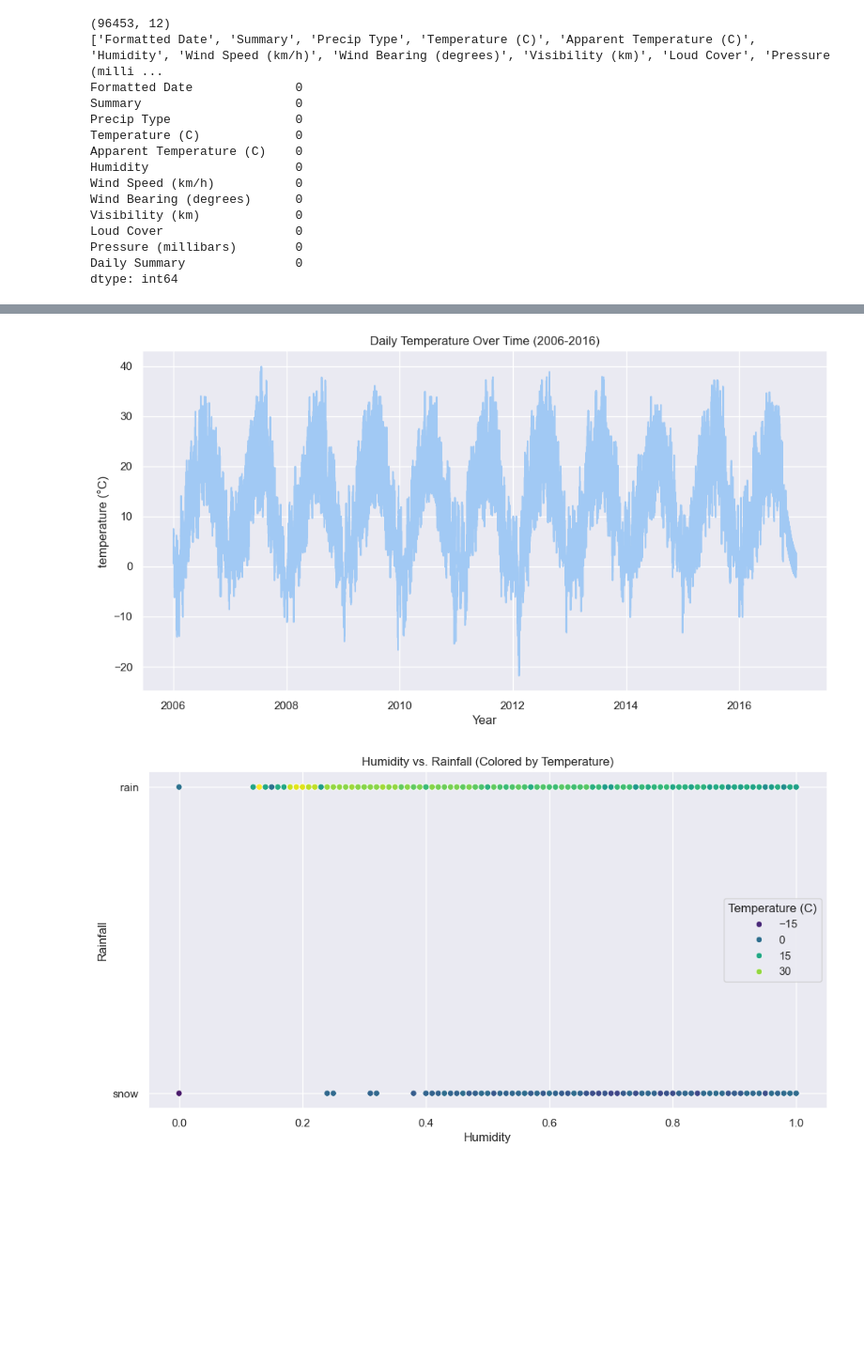
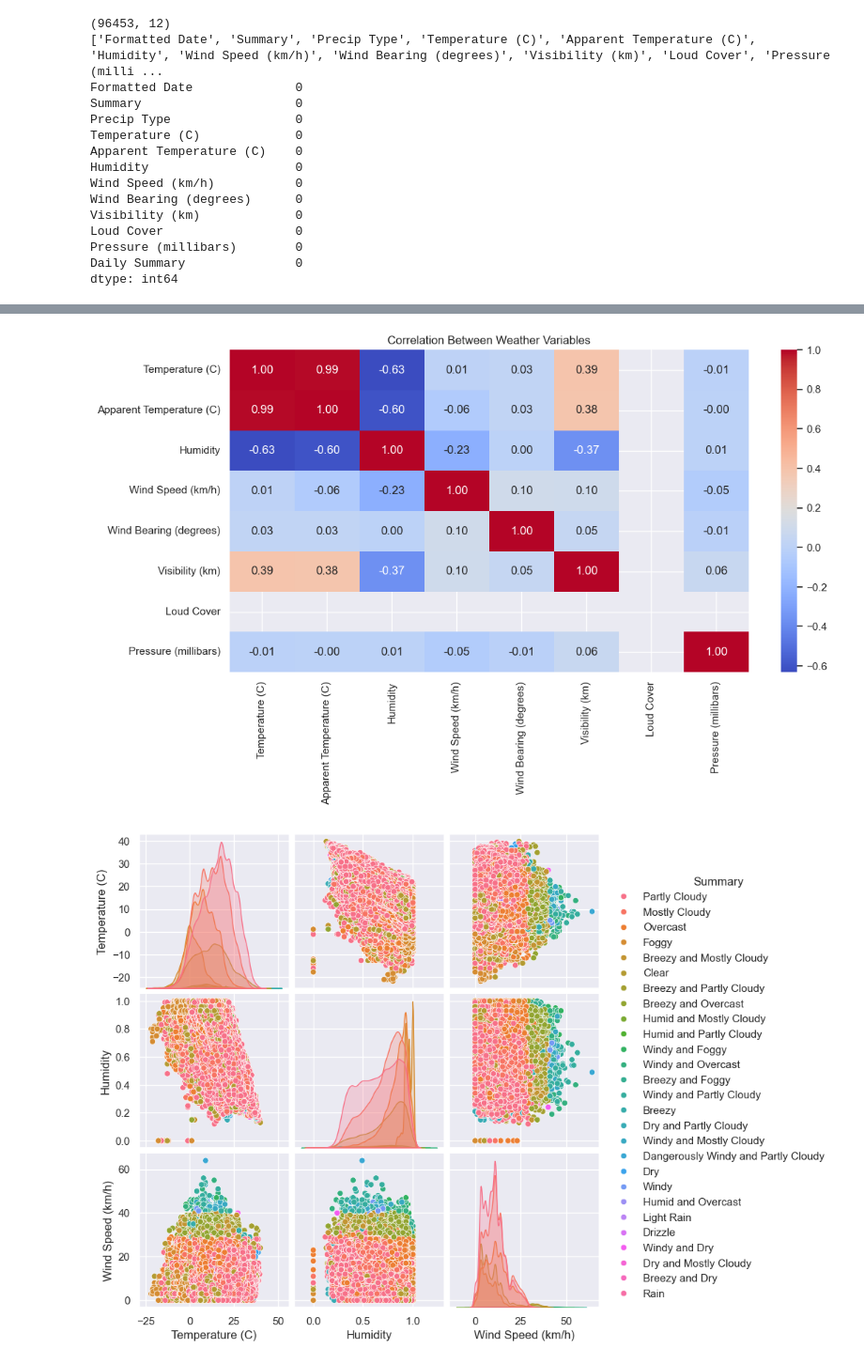
Before and after one commit to Anisbk00/Weather-DATA-ANALYSIS, a Jupyter notebook: notebooks/1_eda.ipynb, the cells around one changed output, grey strips where cells are left out. Shown: that part at 94% size. Drawn from its saved outputs; the diff is of its cells as text; code cells hidden in the pictures; blank space fills up the shorter version.

```diff
--- a/notebooks/1_eda.ipynb
+++ b/notebooks/1_eda.ipynb
@@ -53,24 +66,40 @@ plt.show()
 # %%
 #Temperature Trends Over Time
-plt.figure(figsize=(12,6))
-sns.lineplot(data=weather,x="Formatted Date",y="Temperature (C)",errorbar=None)
-plt.title("Daily Temperature Over Time (2006-2016)")
-plt.xlabel("Year")
-plt.ylabel("temperature (°C)")
-plt.grid(True)
-plt.savefig("../outputs/Temperature Trends Over Time.png", dpi=300, bbox_inches="tight")
-plt.show()
+#plt.figure(figsize=(12,6))
+#sns.lineplot(data=weather,x="Formatted Date",y="Temperature (C)",errorbar=None)
+#plt.title("Daily Temperature Over Time (2006-2016)")
+#plt.xlabel("Year")
+#plt.ylabel("temperature (°C)")
+#plt.grid(True)
+#plt.savefig("../outputs/Temperature Trends Over Time.png", dpi=300, bbox_inches="tight")
+#plt.show()
-# %% [output]
-[figure, removed]
 # %%
 #Humidity vs. Rainfall
-plt.figure(figsize=(12,6))
-sns.scatterplot(data=weather,x="Humidity",y="Precip Type",palette="viridis",hue="Temperature (C)")
-plt.title("Humidity vs. Rainfall (Colored by Temperature)")
-plt.xlabel("Humidity")
-plt.ylabel("Rainfall")
-plt.grid(True)
-plt.savefig("../outputs/Humidity vs. Rainfall.png", dpi=300, bbox_inches="tight")
-plt.show()
+#plt.figure(figsize=(12,6))
+#sns.scatterplot(data=weather,x="Humidity",y="Precip Type",palette="viridis",hue="Temperature (C)")
+#plt.title("Humidity vs. Rainfall (Colored by Temperature)")
+#plt.xlabel("Humidity")
+#plt.ylabel("Rainfall")
+#plt.grid(True)
+#plt.savefig("../outputs/Humidity vs. Rainfall.png", dpi=300, bbox_inches="tight")
+#plt.show()
-# %% [output]
-[figure, removed]
+# %%
+#Correlation Analysis
+correlation_matrix=weather.select_dtypes(include='number').corr()
+correlation_matrix
+
+plt.figure(figsize=(12,6))
+sns.heatmap(correlation_matrix,annot=True,cmap="coolwarm",fmt=".2f")
+plt.title("Correlation Between Weather Variables")
+plt.savefig("../outputs/correlation_heatmap.png")
+plt.show()
+
+#pairplot
+
+sns.pairplot(weather,vars=['Temperature (C)','Humidity','Wind Speed (km/h)'],hue=
+"Summary")
+plt.savefig("../outputs/pair_plot.png")
+plt.show()
+# %% [output]
+[figure, added]
+[figure, added]
```
Also changed, not shown: parts of 5 cells of this notebook, 5 other files.
